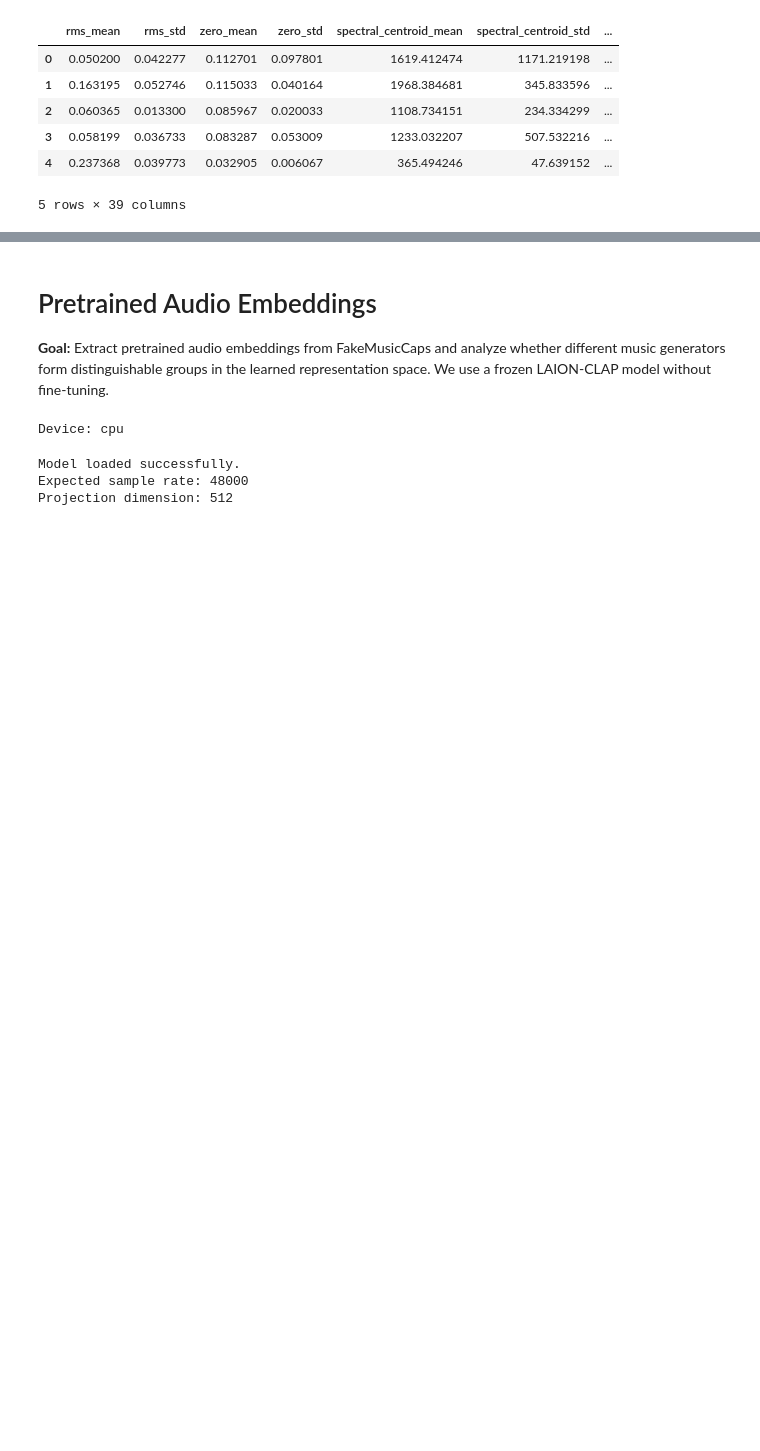
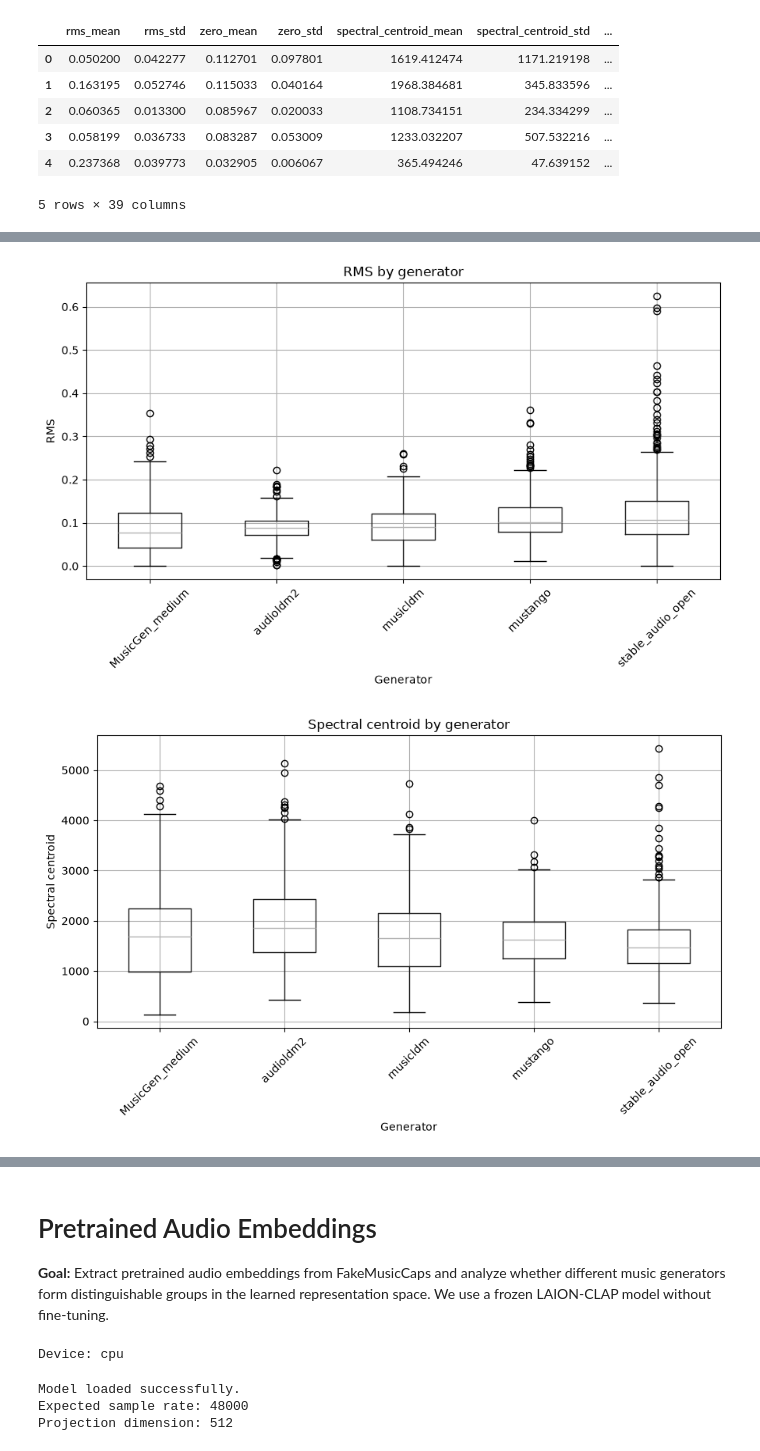
Before and after one commit to Olenadovb/AI-vs-Original-Music-Classification, a Jupyter notebook: notebooks/02-handcrafted-features.ipynb, the cells around one changed output, grey strips where cells are left out. Cells and saved outputs as stored; diff of their text form; code cells hidden in the pictures; blank space fills up the shorter version.

```diff
--- a/notebooks/02-handcrafted-features.ipynb
+++ b/notebooks/02-handcrafted-features.ipynb
@@ -346,19 +179,0 @@ plt.show()
-# %%
-features_to_plot = [
-    ("zero_mean", "Zero Crossing Rate by generator", "Zero Crossing Rate"),
-    ("spectral_centroid_mean", "Spectral centroid by generator", "Spectral centroid"),
-    ("spectral_rolloff_mean", "Spectral rolloff by generator", "Spectral rolloff"),
-]
-
-for feature, title, ylabel in features_to_plot:
-    handcrafted_df.boxplot(
-        column=feature,
-        by="generator",
-        figsize=(10, 5),
-    )
-
-    plt.title(title)
-    plt.suptitle("")
-    plt.ylabel(ylabel)
-    plt.xticks(rotation=45)
-    plt.show()
@@ -443,0 +188,31 @@ This suggests that the full set of handcrafted features may be useful for classi
+# %%
+features_to_plot = [
+    ("rms_mean", "RMS by generator", "RMS"),
+    (
+        "spectral_centroid_mean",
+        "Spectral centroid by generator",
+        "Spectral centroid"
+    ),
+    (
+        "spectral_rolloff_mean",
+        "Spectral rolloff by generator",
+        "Spectral rolloff"
+    ),
+]
+
+for feature, title, ylabel in features_to_plot:
+    eda_df.boxplot(
+        column=feature,
+        by="generator",
+        figsize=(10, 5),
+    )
+
+    plt.title(title)
+    plt.suptitle("")
+    plt.ylabel(ylabel)
+    plt.xlabel("Generator")
+    plt.xticks(rotation=45)
+    plt.show()
+# %% [output]
+[figure, added]
+[figure, added]
```
Also changed, not shown: parts of 56 cells of this notebook.
